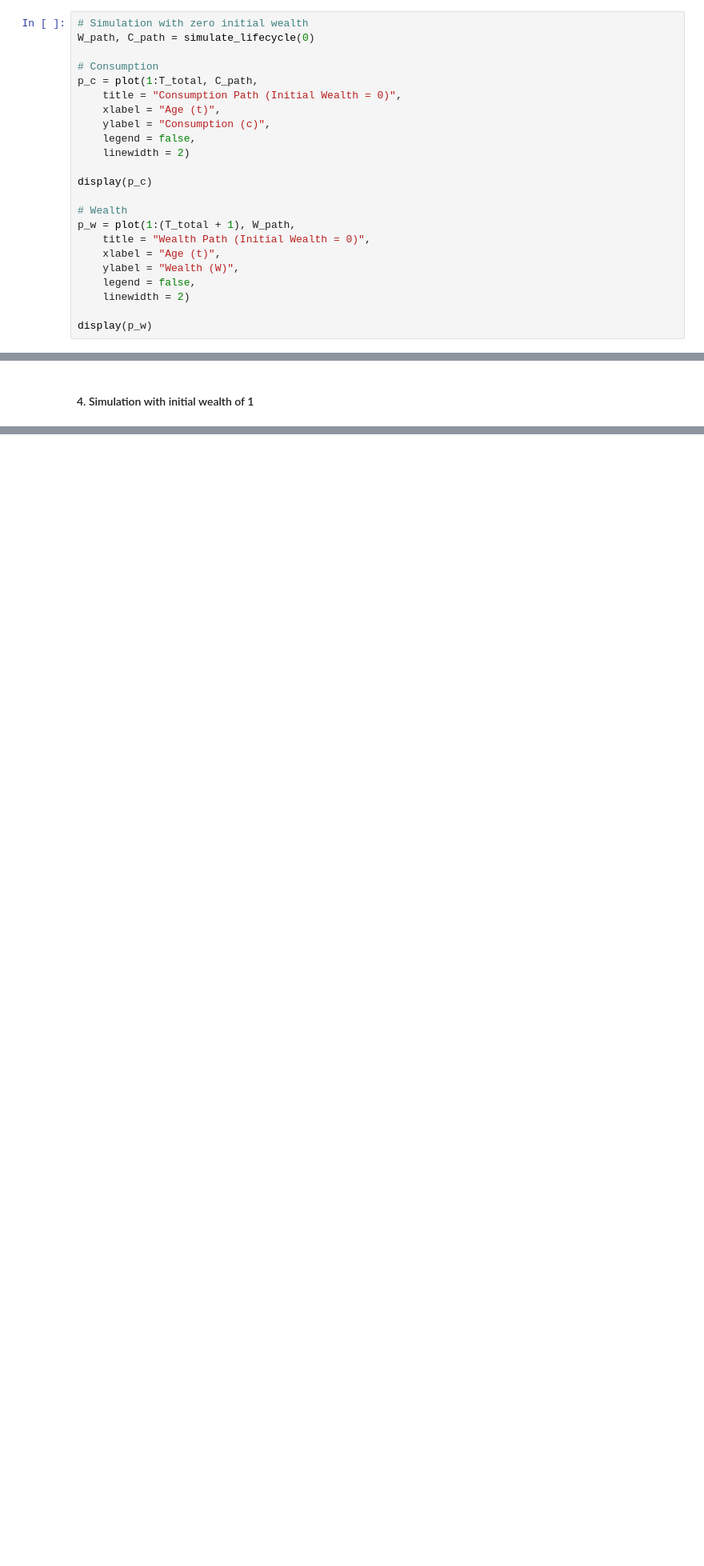
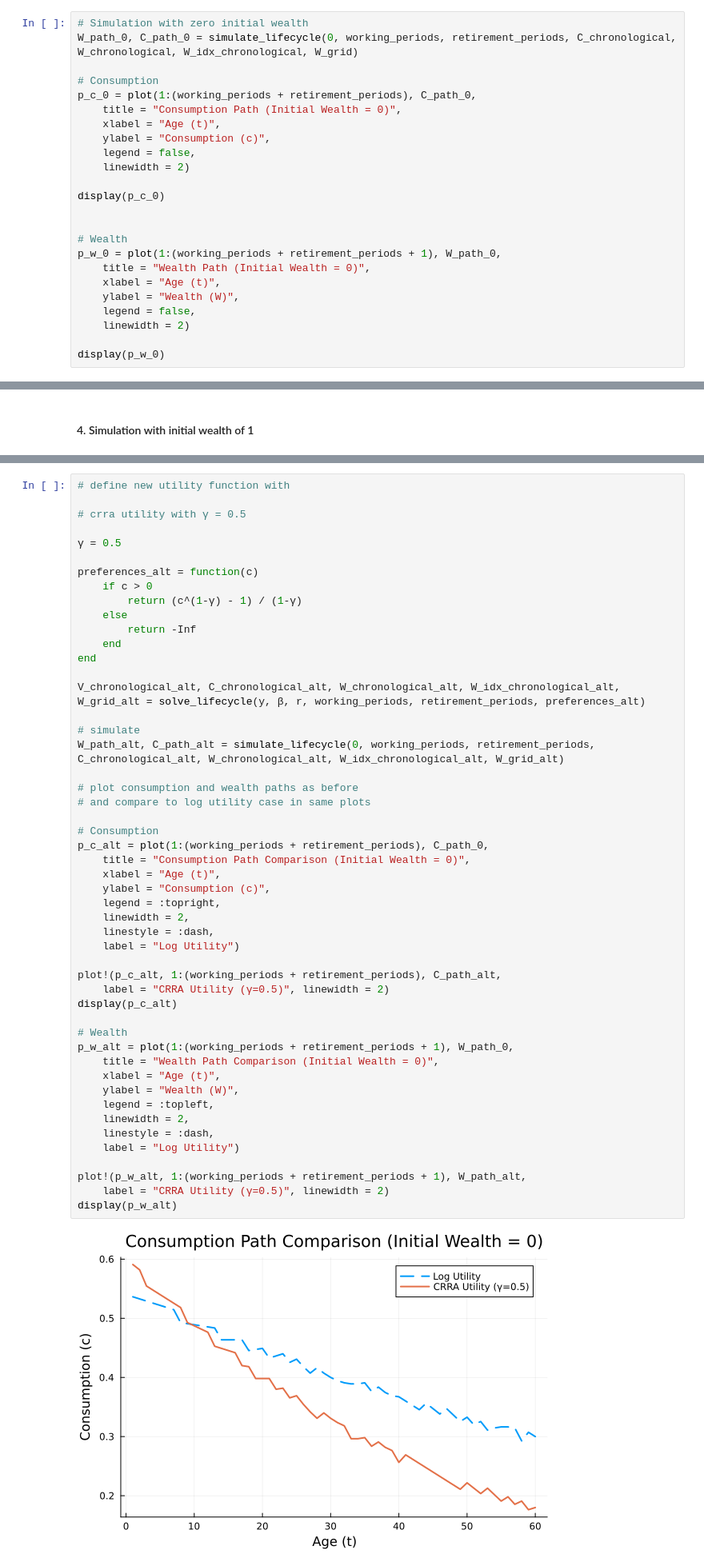
Before and after one commit to fapexxo/E602-assignment, a Jupyter notebook: problem-2.ipynb, the cells around one changed output, grey strips where cells are left out. Shown at 80% size. Saved outputs shown, nothing was run; the diff lists cells and outputs as text; blank space fills up the shorter version.

```diff
--- a/problem-2.ipynb
+++ b/problem-2.ipynb
@@ -185,27 +183,28 @@ simulate_lifecycle (generic function with 1 method)
 #### 3. Simulation with zero initial wealth
 # %%
 # Simulation with zero initial wealth
-W_path, C_path = simulate_lifecycle(0)
+W_path_0, C_path_0 = simulate_lifecycle(0, working_periods, retirement_periods, C_chronological, W_chronological, W_idx_chronological, W_grid)
 
 # Consumption
-p_c = plot(1:T_total, C_path,
+p_c_0 = plot(1:(working_periods + retirement_periods), C_path_0,
     title = "Consumption Path (Initial Wealth = 0)",
     xlabel = "Age (t)",
     ylabel = "Consumption (c)",
     legend = false,
     linewidth = 2)
 
-display(p_c)
+display(p_c_0)
+
 
 # Wealth
-p_w = plot(1:(T_total + 1), W_path,
+p_w_0 = plot(1:(working_periods + retirement_periods + 1), W_path_0,
     title = "Wealth Path (Initial Wealth = 0)",
     xlabel = "Age (t)",
     ylabel = "Wealth (W)",
     legend = false,
     linewidth = 2)
 
-display(p_w)
+display(p_w_0)
 # %% [output]
 [figure]
 [figure]
@@ -239,0 +276,52 @@ display(p_w)
+# %%
+# define new utility function with
+
+# crra utility with γ = 0.5
+
+γ = 0.5
+
+preferences_alt = function(c)
+    if c > 0
+        return (c^(1-γ) - 1) / (1-γ)
+    else
+        return -Inf
+    end
+end
+
+V_chronological_alt, C_chronological_alt, W_chronological_alt, W_idx_chronological_alt, W_grid_alt = solve_lifecycle(y, β, r, working_periods, retirement_periods, preferences_alt)
+
+# simulate
+W_path_alt, C_path_alt = simulate_lifecycle(0, working_periods, retirement_periods, C_chronological_alt, W_chronological_alt, W_idx_chronological_alt, W_grid_alt)
+
+# plot consumption and wealth paths as before
+# and compare to log utility case in same plots
+
+# Consumption
+p_c_alt = plot(1:(working_periods + retirement_periods), C_path_0,
+    title = "Consumption Path Comparison (Initial Wealth = 0)",
+    xlabel = "Age (t)",
+    ylabel = "Consumption (c)",
+    legend = :topright,
+    linewidth = 2,
+    linestyle = :dash,
+    label = "Log Utility")
+
+plot!(p_c_alt, 1:(working_periods + retirement_periods), C_path_alt,
+    label = "CRRA Utility (γ=0.5)", linewidth = 2)
+display(p_c_alt)
+
+# Wealth
+p_w_alt = plot(1:(working_periods + retirement_periods + 1), W_path_0,
+    title = "Wealth Path Comparison (Initial Wealth = 0)",
+    xlabel = "Age (t)",
+    ylabel = "Wealth (W)",
+    legend = :topleft,
+    linewidth = 2,
+    linestyle = :dash,
+    label = "Log Utility")
+
+plot!(p_w_alt, 1:(working_periods + retirement_periods + 1), W_path_alt,
+    label = "CRRA Utility (γ=0.5)", linewidth = 2)
+display(p_w_alt)
+# %% [output]
+[figure, added]
```
Also changed, not shown: parts of 14 cells of this notebook, 2 other files.
